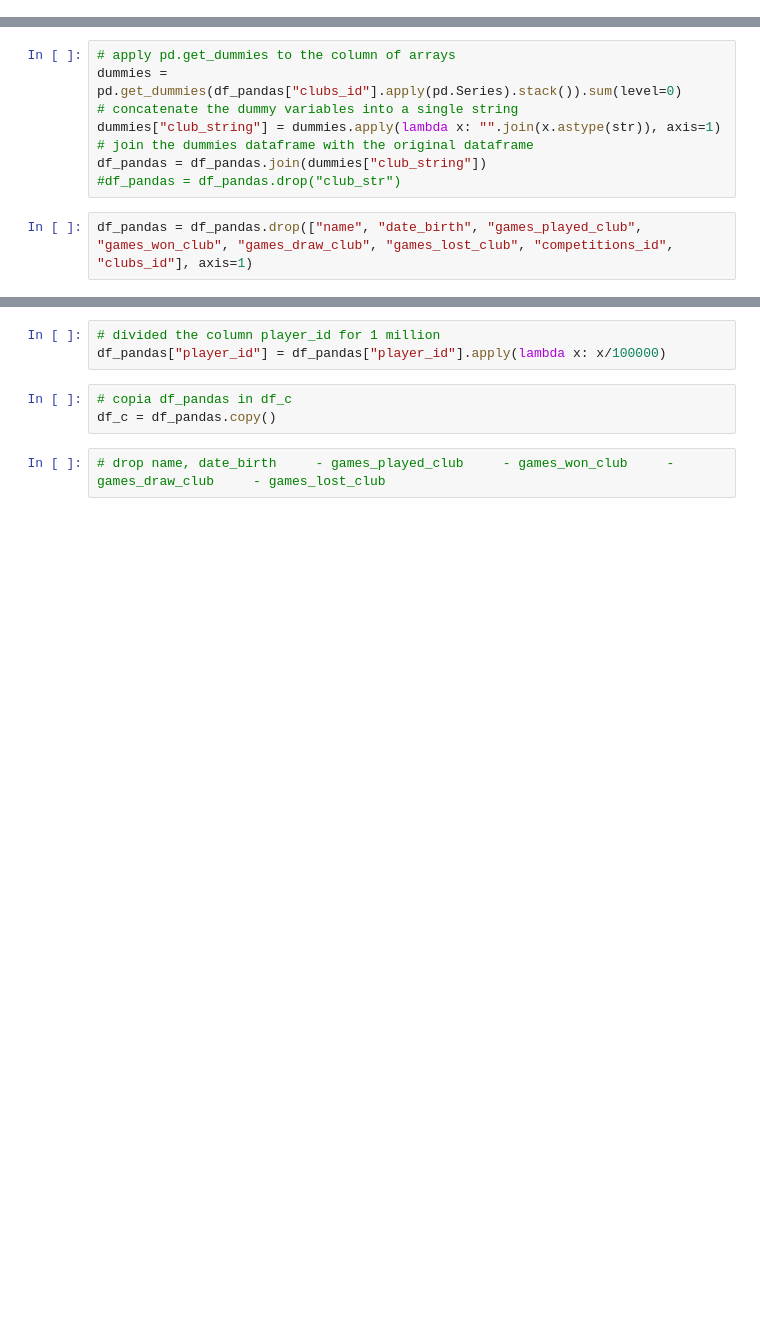
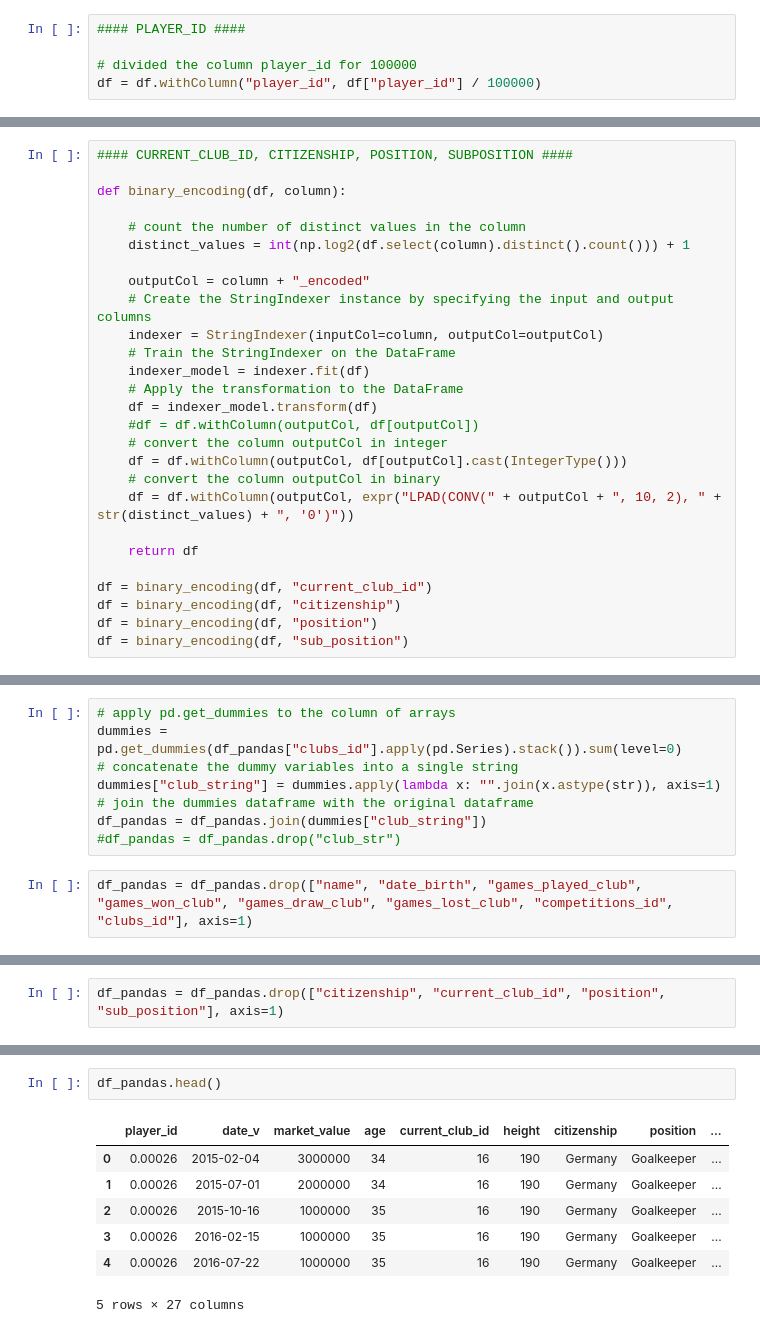
Before and after one commit to MarcoGuarino/Player-Valuation-Forecasting-and-Talent-Scouting, a Jupyter notebook: featurengineering_encoding.ipynb, the cells around one changed output, grey strips where cells are left out. Cells and saved outputs as stored; diff of their text form; blank space fills up the shorter version.

Commit message:
encoding and label binarization finished

```diff
--- a/featurengineering_encoding.ipynb
+++ b/featurengineering_encoding.ipynb
@@ -98,0 +100,5 @@ The features that we have to manage are:
+# %%
+#### PLAYER_ID ####
+
+# divided the column player_id for 100000
+df = df.withColumn("player_id", df["player_id"] / 100000)
@@ -99,2 +125,29 @@ The features that we have to manage are:
+# %%
+#### CURRENT_CLUB_ID, CITIZENSHIP, POSITION, SUBPOSITION ####
+
+def binary_encoding(df, column):
+
+    # count the number of distinct values in the column
+    distinct_values = int(np.log2(df.select(column).distinct().count())) + 1
+
+    outputCol = column + "_encoded"
+    # Create the StringIndexer instance by specifying the input and output columns
+    indexer = StringIndexer(inputCol=column, outputCol=outputCol)
+    # Train the StringIndexer on the DataFrame
+    indexer_model = indexer.fit(df)
+    # Apply the transformation to the DataFrame
+    df = indexer_model.transform(df)
+    #df = df.withColumn(outputCol, df[outputCol])
+    # convert the column outputCol in integer
+    df = df.withColumn(outputCol, df[outputCol].cast(IntegerType()))
+    # convert the column outputCol in binary
+    df = df.withColumn(outputCol, expr("LPAD(CONV(" + outputCol + ", 10, 2), " + str(distinct_values) + ", '0')"))
+
+    return df
+
+df = binary_encoding(df, "current_club_id")
+df = binary_encoding(df, "citizenship")
+df = binary_encoding(df, "position")
+df = binary_encoding(df, "sub_position")
 # %% [markdown]
 We transform the column competitions id and clubs id, that are array of strings in a single binary value using label binarization.
@@ -137,3 +175,5 @@ da encodare:
+# %%
+df_pandas = df_pandas.drop(["citizenship", "current_club_id", "position", "sub_position"], axis=1)
 # %%
 df_pandas.info()
 # %% [output]
@@ -157,8 +197,10 @@ memory usage: 17.6+ MB
-# %%
-# divided the column player_id for 1 million
-df_pandas["player_id"] = df_pandas["player_id"].apply(lambda x: x/100000)
-# %%
-# copia df_pandas in df_c
-df_c = df_pandas.copy()
-# %%
-# drop name, date_birth     - games_played_club     - games_won_club     - games_draw_club     - games_lost_club
+# %%
+df_pandas.head()
+# %% [output]
+|  | player_id | date_v | market_value | age | current_club_id | height | citizenship | position | ... |
+| 0 | 0.00026 | 2015-02-04 | 3000000 | 34 | 16 | 190 | Germany | Goalkeeper | ... |
+| 1 | 0.00026 | 2015-07-01 | 2000000 | 34 | 16 | 190 | Germany | Goalkeeper | ... |
+| 2 | 0.00026 | 2015-10-16 | 1000000 | 35 | 16 | 190 | Germany | Goalkeeper | ... |
+| 3 | 0.00026 | 2016-02-15 | 1000000 | 35 | 16 | 190 | Germany | Goalkeeper | ... |
+| 4 | 0.00026 | 2016-07-22 | 1000000 | 35 | 16 | 190 | Germany | Goalkeeper | ... |
+5 rows × 27 columns
```
Also changed, not shown: parts of 18 cells of this notebook, 3 other files.
